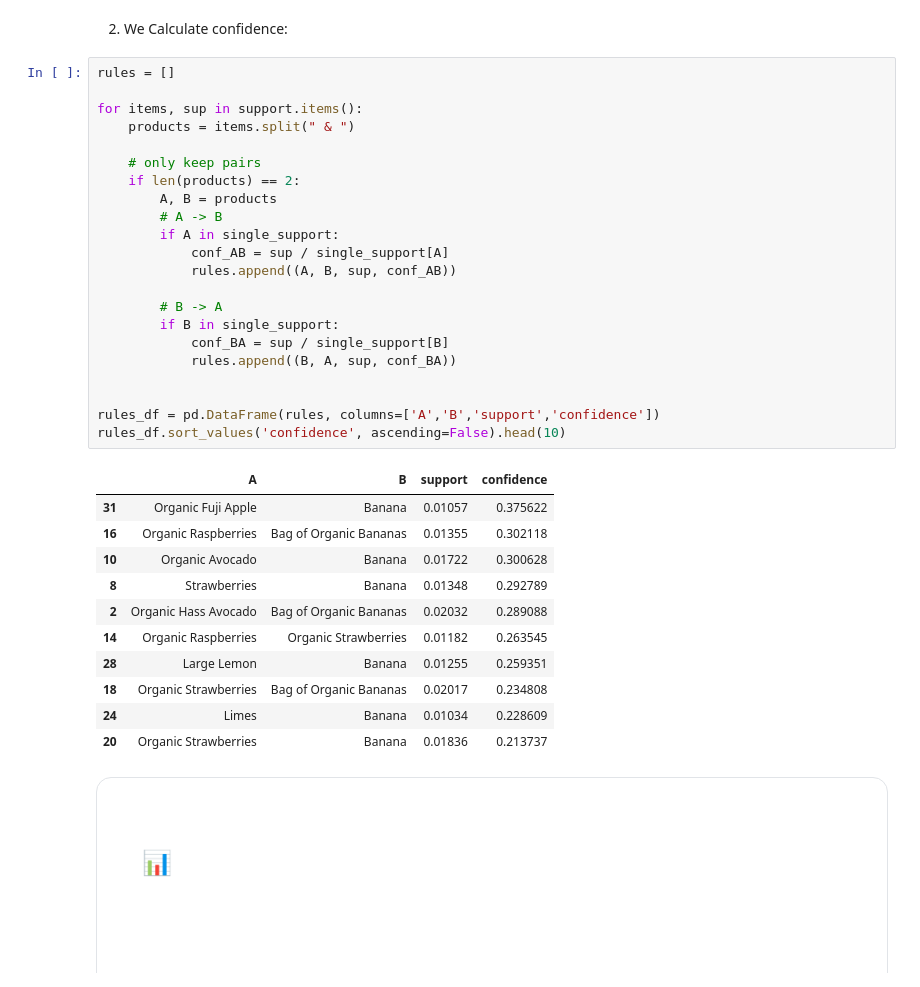
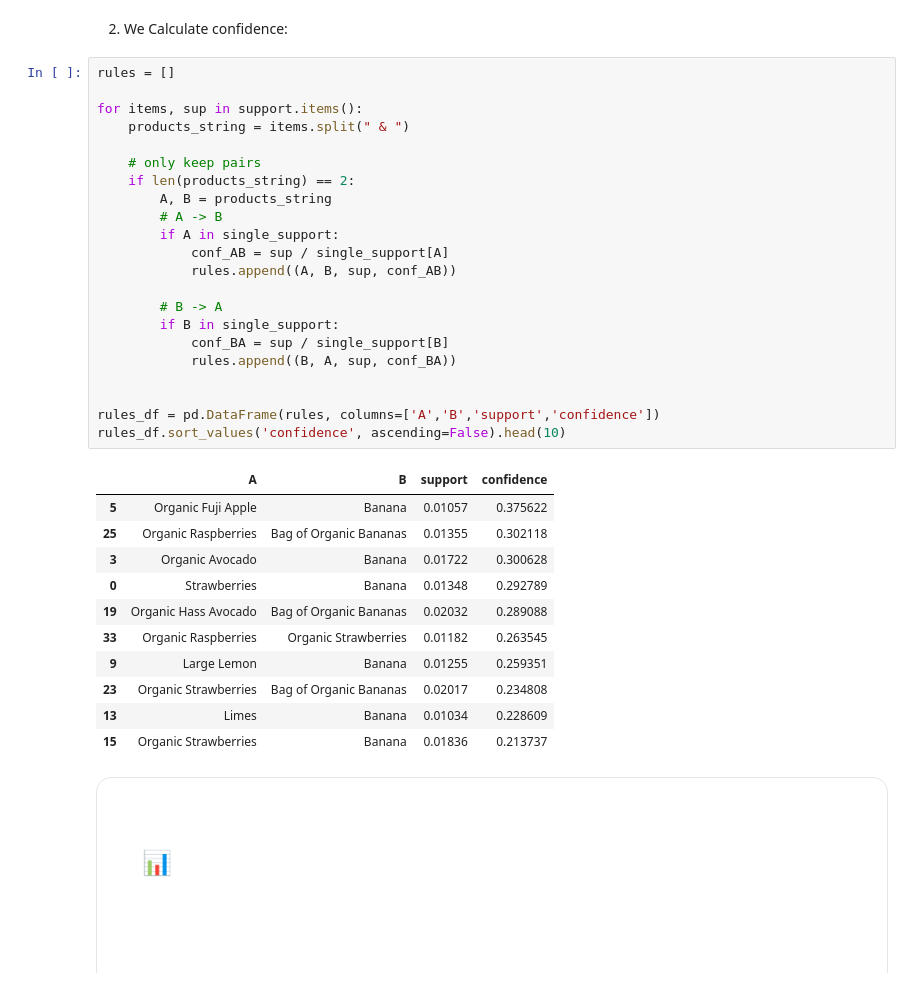
Before and after one commit to pradeepjoel/instacart-retail-project, a Jupyter notebook: association_rule_mining/association_rule_mining.ipynb, the cells around one changed output. Saved outputs shown, nothing was run; the diff lists cells and outputs as text.

```diff
--- a/association_rule_mining/association_rule_mining.ipynb
+++ b/association_rule_mining/association_rule_mining.ipynb
@@ -666,37 +664,37 @@ Combination 1 by 1
 # %%
 rules = []
 
 for items, sup in support.items():
-    products = items.split(" & ")
+    products_string = items.split(" & ")
 
     # only keep pairs
-    if len(products) == 2:
-        A, B = products
+    if len(products_string) == 2:
+        A, B = products_string
         # A -> B
         if A in single_support:
             conf_AB = sup / single_support[A]
             rules.append((A, B, sup, conf_AB))
 
         # B -> A
         if B in single_support:
             conf_BA = sup / single_support[B]
             rules.append((B, A, sup, conf_BA))
 
 
 rules_df = pd.DataFrame(rules, columns=['A','B','support','confidence'])
 rules_df.sort_values('confidence', ascending=False).head(10)
 # %% [output]
 |  | A | B | support | confidence |
-| 31 | Organic Fuji Apple | Banana | 0.01057 | 0.375622 |
-| 16 | Organic Raspberries | Bag of Organic Bananas | 0.01355 | 0.302118 |
-| 10 | Organic Avocado | Banana | 0.01722 | 0.300628 |
-| 8 | Strawberries | Banana | 0.01348 | 0.292789 |
-| 2 | Organic Hass Avocado | Bag of Organic Bananas | 0.02032 | 0.289088 |
-| 14 | Organic Raspberries | Organic Strawberries | 0.01182 | 0.263545 |
-| 28 | Large Lemon | Banana | 0.01255 | 0.259351 |
-| 18 | Organic Strawberries | Bag of Organic Bananas | 0.02017 | 0.234808 |
-| 24 | Limes | Banana | 0.01034 | 0.228609 |
-| 20 | Organic Strawberries | Banana | 0.01836 | 0.213737 |
+| 5 | Organic Fuji Apple | Banana | 0.01057 | 0.375622 |
+| 25 | Organic Raspberries | Bag of Organic Bananas | 0.01355 | 0.302118 |
+| 3 | Organic Avocado | Banana | 0.01722 | 0.300628 |
+| 0 | Strawberries | Banana | 0.01348 | 0.292789 |
+| 19 | Organic Hass Avocado | Bag of Organic Bananas | 0.02032 | 0.289088 |
+| 33 | Organic Raspberries | Organic Strawberries | 0.01182 | 0.263545 |
+| 9 | Large Lemon | Banana | 0.01255 | 0.259351 |
+| 23 | Organic Strawberries | Bag of Organic Bananas | 0.02017 | 0.234808 |
+| 13 | Limes | Banana | 0.01034 | 0.228609 |
+| 15 | Organic Strawberries | Banana | 0.01836 | 0.213737 |
 # %% [markdown]
 <div style="font-family: 'Segoe UI', Arial, sans-serif; color: #2c3e50; line-height: 1.6; max-width: 800px; margin: auto; padding: 20px; border: 1px solid #e1e4e8; border-radius: 15px; background-color: #ffffff;">
 
```
Also changed, not shown: parts of 14 cells of this notebook, 6 other files.
